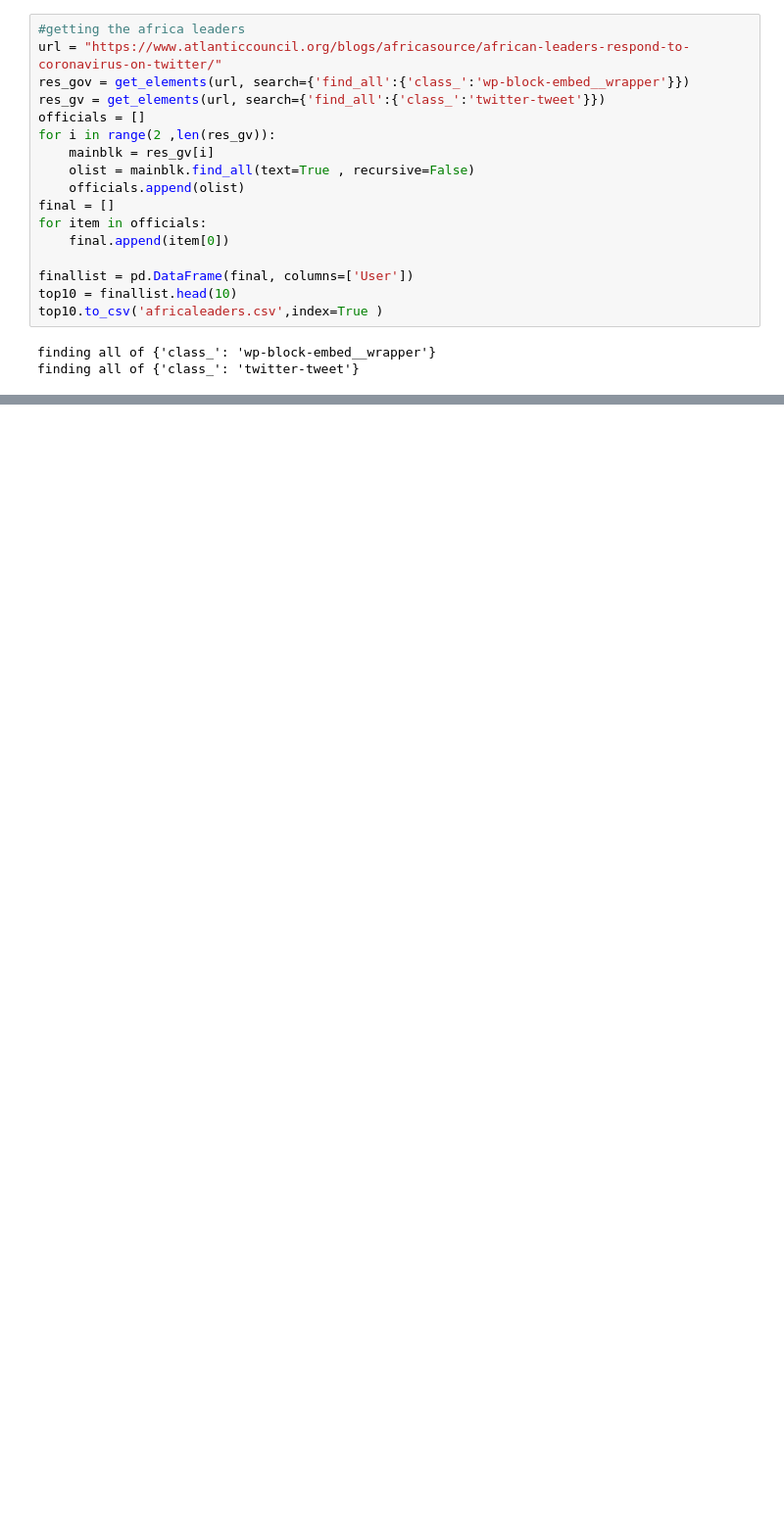
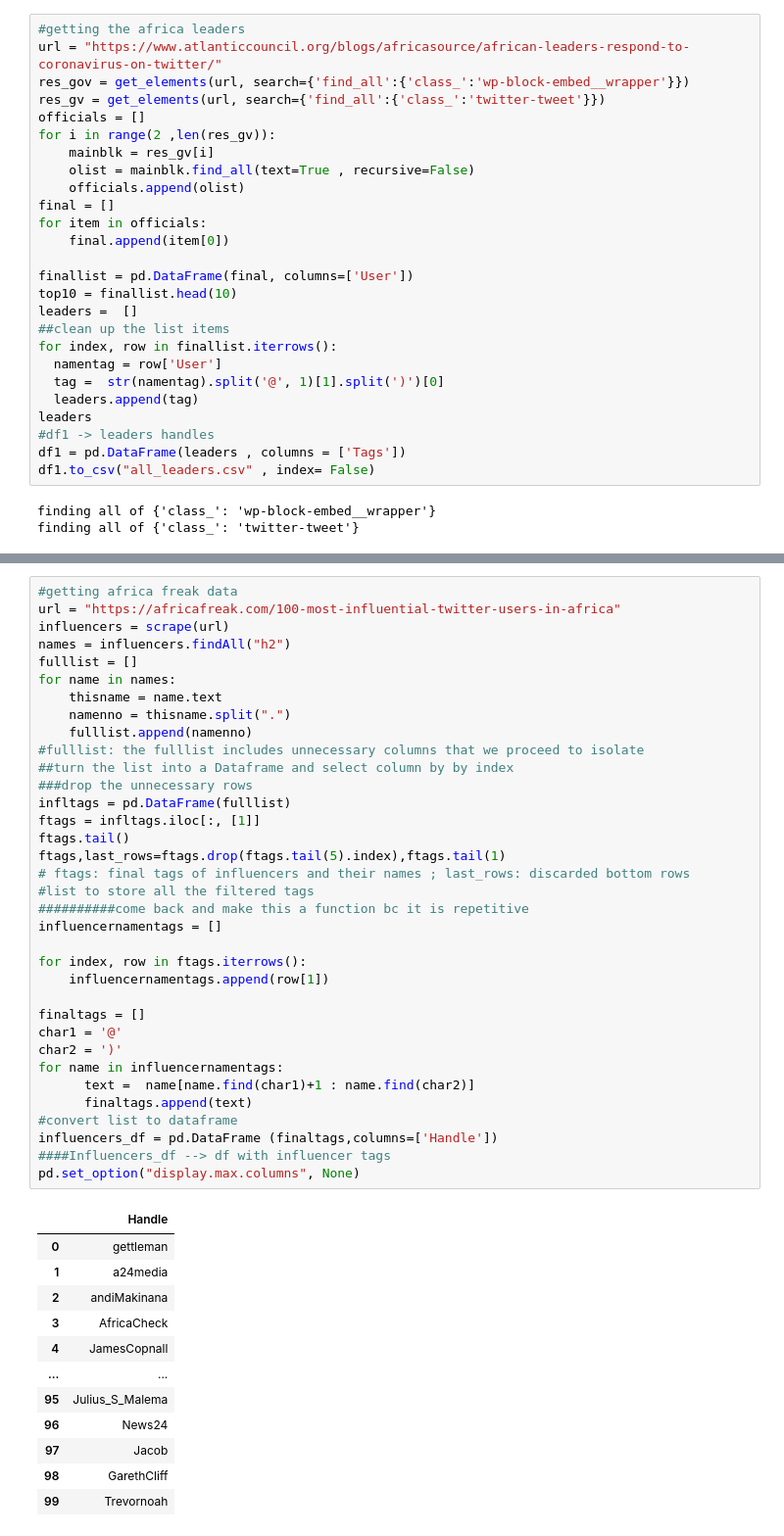
Before and after one commit to WanjohiWanjohi/DS, a Jupyter notebook: Scraping_Starter.ipynb, the cells around one changed output, grey strips where cells are left out. Shown at 98% size. Drawn from its saved outputs; the diff is of its cells as text; blank space fills up the shorter version.

```diff
--- a/Scraping_Starter.ipynb
+++ b/Scraping_Starter.ipynb
@@ -49,7 +301,16 @@ for item in officials:
 
 finallist = pd.DataFrame(final, columns=['User'])
 top10 = finallist.head(10)
-top10.to_csv('africaleaders.csv',index=True )
+leaders =  []
+##clean up the list items
+for index, row in finallist.iterrows():
+  namentag = row['User']
+  tag =  str(namentag).split('@', 1)[1].split(')')[0]
+  leaders.append(tag)
+leaders
+#df1 -> leaders handles
+df1 = pd.DataFrame(leaders , columns = ['Tags'])
+df1.to_csv("all_leaders.csv" , index= False)
 # %% [output]
 finding all of {'class_': 'wp-block-embed__wrapper'}
 finding all of {'class_': 'twitter-tweet'}
@@ -75,0 +317,48 @@ ValueError: 2 columns passed, passed data had 3 columns
+# %%
+#getting africa freak data
+url = "https://africafreak.com/100-most-influential-twitter-users-in-africa"
+influencers = scrape(url)
+names = influencers.findAll("h2")
+fulllist = []
+for name in names:
+    thisname = name.text
+    namenno = thisname.split(".")
+    fulllist.append(namenno)
+#fulllist: the fulllist includes unnecessary columns that we proceed to isolate
+##turn the list into a Dataframe and select column by by index
+###drop the unnecessary rows
+infltags = pd.DataFrame(fulllist)
+ftags = infltags.iloc[:, [1]]
+ftags.tail()
+ftags,last_rows=ftags.drop(ftags.tail(5).index),ftags.tail(1)
+# ftags: final tags of influencers and their names ; last_rows: discarded bottom rows
+#list to store all the filtered tags
+##########come back and make this a function bc it is repetitive
+influencernamentags = []
+
+for index, row in ftags.iterrows():
+    influencernamentags.append(row[1])
+
+finaltags = []
+char1 = '@'
+char2 = ')'
+for name in influencernamentags:
+      text =  name[name.find(char1)+1 : name.find(char2)]
+      finaltags.append(text)
+#convert list to dataframe
+influencers_df = pd.DataFrame (finaltags,columns=['Handle'])
+####Influencers_df --> df with influencer tags
+pd.set_option("display.max.columns", None)
+# %% [output]
+|  | Handle |
+| 0 | gettleman |
+| 1 | a24media |
+| 2 | andiMakinana |
+| 3 | AfricaCheck |
+| 4 | JamesCopnall |
+| ... | ... |
+| 95 | Julius_S_Malema |
+| 96 | News24 |
+| 97 | Jacob |
+| 98 | GarethCliff |
+| 99 | Trevornoah |
```
Also changed, not shown: parts of 16 cells of this notebook.
